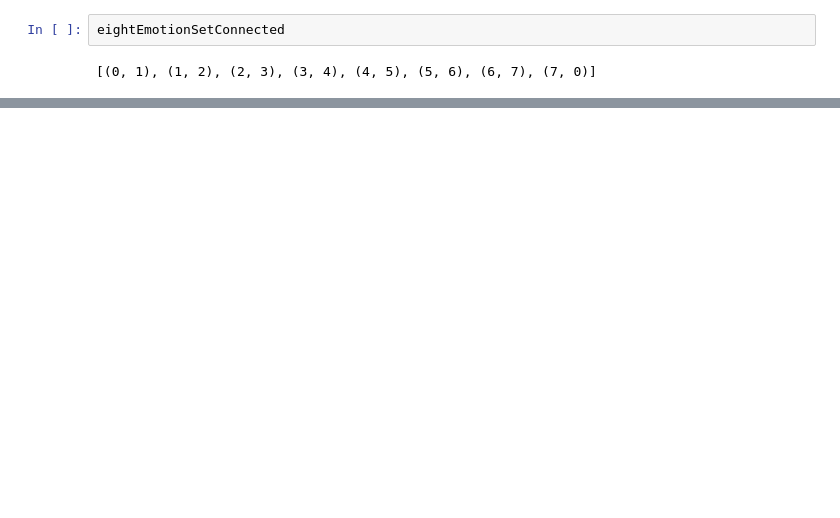
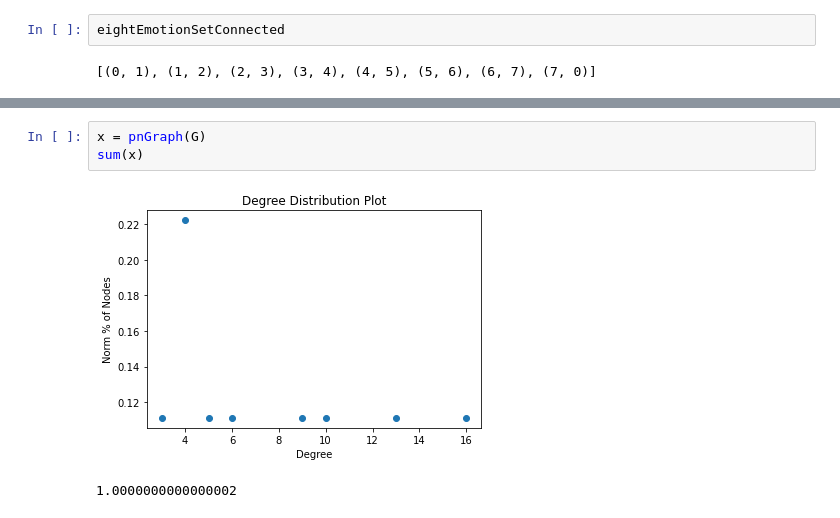
Before and after one commit to LilaShiba/aiValuesConstruct, a Jupyter notebook: dataAnalysis.ipynb, the cells around one changed output, grey strips where cells are left out. Saved outputs shown, nothing was run; the diff lists cells and outputs as text; blank space fills up the shorter version.

```diff
--- a/dataAnalysis.ipynb
+++ b/dataAnalysis.ipynb
@@ -201,0 +260,6 @@ pnGraph(G1)
+# %%
+x = pnGraph(G)
+sum(x)
+# %% [output]
+[figure, added]
+1.0000000000000002
```
Also changed, not shown: parts of 21 cells of this notebook.
